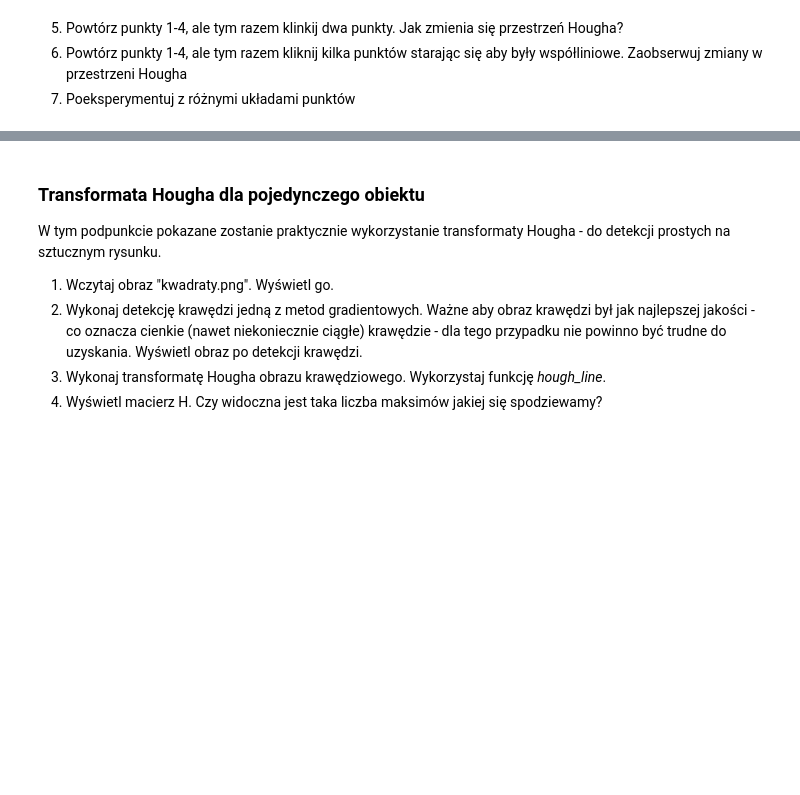
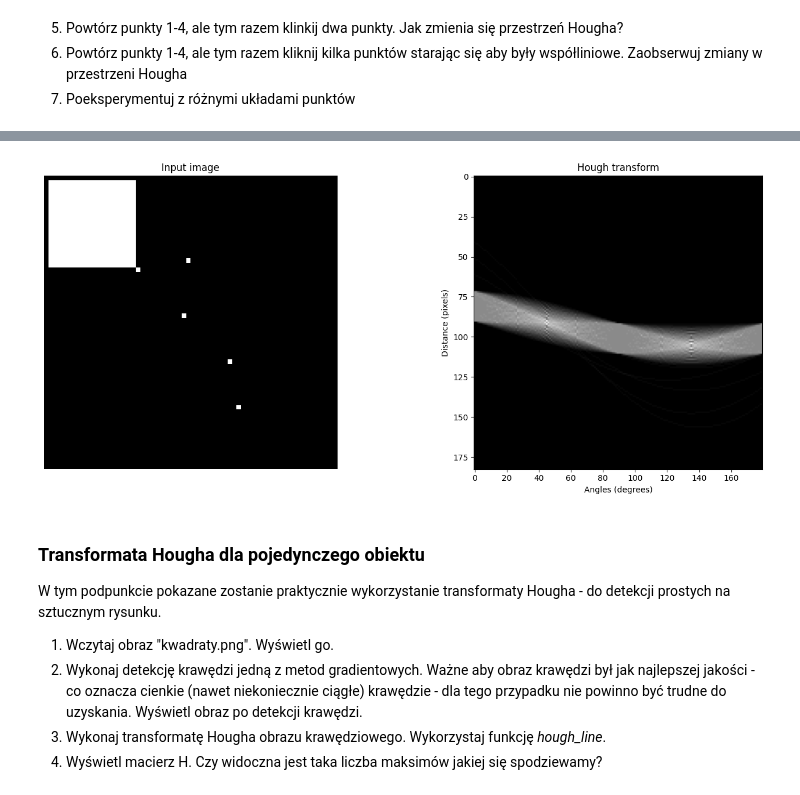
Before and after one commit to michal200292/Digital-Image-Processing, a Jupyter notebook: lab11/Hough.ipynb, the cells around one changed output, grey strips where cells are left out. Cells and saved outputs as stored; diff of their text form; code cells hidden in the pictures; blank space fills up the shorter version.

```diff
--- a/lab11/Hough.ipynb
+++ b/lab11/Hough.ipynb
@@ -84,3 +108,12 @@ def show_hough(h, image):
+# %%
+from itertools import product
+
+for a, b in product(range(1, 20), range(1, 20)):
+    im[a, b] = 1
+H, _, _ = hough_line(image=im)
+show_hough(H, im)
+# %% [output]
+[figure, added]
 # %% [markdown]
 ### Transformata Hougha dla pojedynczego obiektu
 
```
Also changed, not shown: parts of 17 cells of this notebook, 4 other files.
